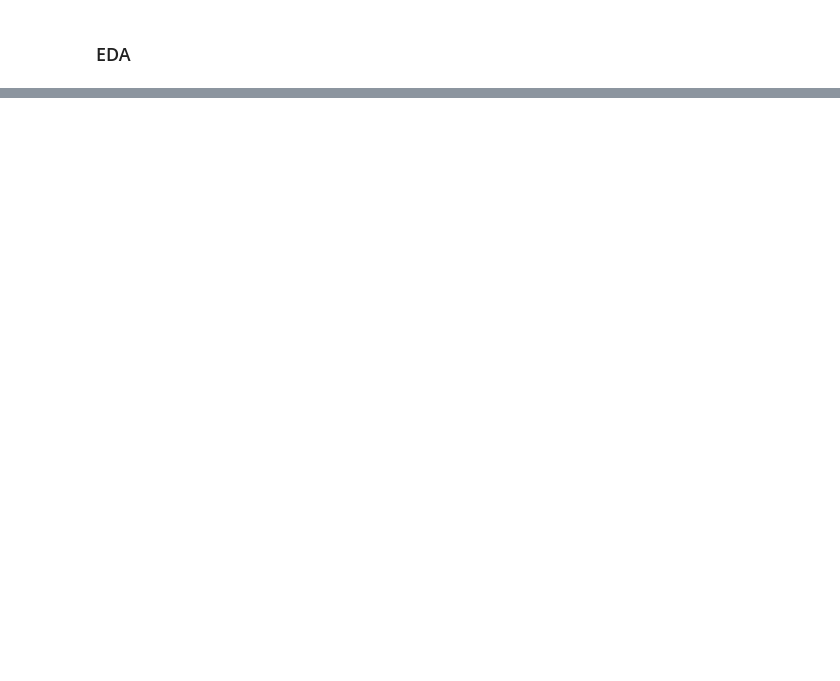
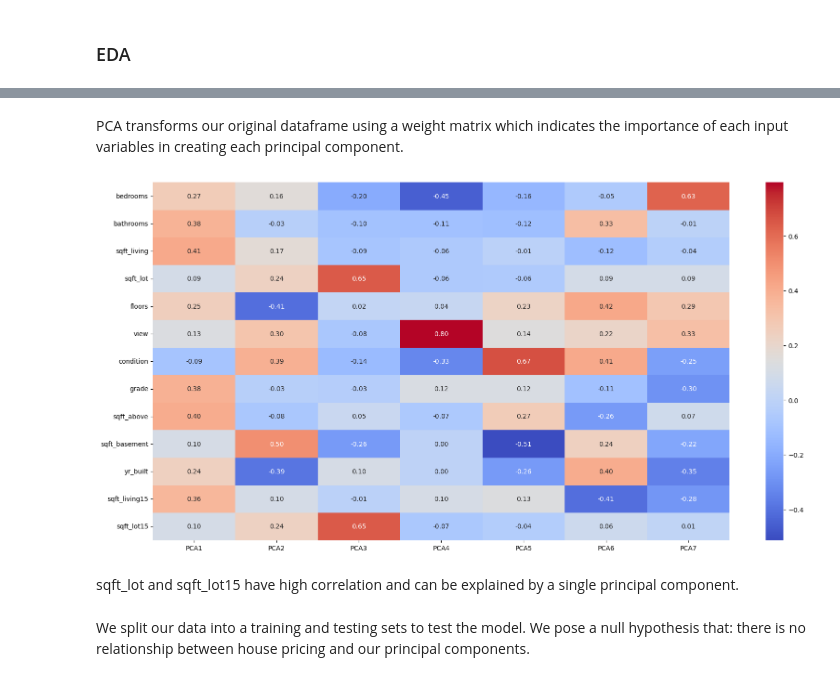
Before and after one commit to ShamlaA/Phase-2-Group-17-Project, a Jupyter notebook: Work_in_Progress/Zenah.ipynb, the cells around one changed output, grey strips where cells are left out. Drawn from its saved outputs; the diff is of its cells as text; code cells hidden in the pictures; blank space fills up the shorter version.

```diff
--- a/Work_in_Progress/Zenah.ipynb
+++ b/Work_in_Progress/Zenah.ipynb
@@ -153,0 +243,3 @@ AttributeError: 'NoneType' object has no attribute 'duplicated'
+# %%
+df.price = np.log(df.price)
+sns.displot(df.price);
@@ -153,0 +251,3 @@ AttributeError: 'NoneType' object has no attribute 'duplicated'
+# %%
+test1 = df.drop(["id", "date", "yr_renovated", "waterfront", "lat", "long", "zipcode"], axis=1)
+test1
@@ -153,0 +289,9 @@ AttributeError: 'NoneType' object has no attribute 'duplicated'
+# %%
+#Standardize our input data in order to maximize variance and the effect of PCA
+test1_ = test1.drop(["price"], axis=1)
+test2 = preprocessing.StandardScaler().fit_transform(test1_.values)
+
+pca = decomposition.PCA(n_components=.85)
+components = pca.fit_transform(test2)
+pca_df = pd.DataFrame(data = components, columns=["PC"+str(i) for i in range(1, components.shape[1]+1) ])
+pca_df
@@ -153,0 +312,16 @@ AttributeError: 'NoneType' object has no attribute 'duplicated'
+# %% [markdown]
+PCA transforms our original dataframe using a weight matrix which indicates the importance of each input variables in creating each principal component.
+# %%
+#Heat map of the PCA
+f, ax = plt.subplots(figsize=(20, 10))
+
+sns.heatmap(pca.components_.T, cmap = "coolwarm", yticklabels=test1.drop("price", axis=1).columns,
+                xticklabels=[ "PCA"+str(x) for x in range(1,components.shape[1]+1)],annot = True,fmt = ".2f")
+plt.show();
+# %% [output]
+[figure, added]
+# %% [markdown]
+sqft_lot and sqft_lot15 have high correlation and can be explained by a single principal component.
+# %% [markdown]
+We split our data into a training and testing sets to test the model.
+We pose a null hypothesis that: there is no relationship between house pricing and our principal components.
```
Also changed, not shown: parts of 31 cells of this notebook.
